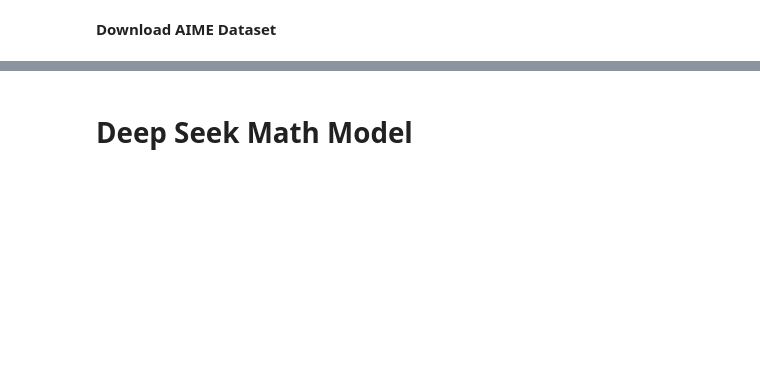
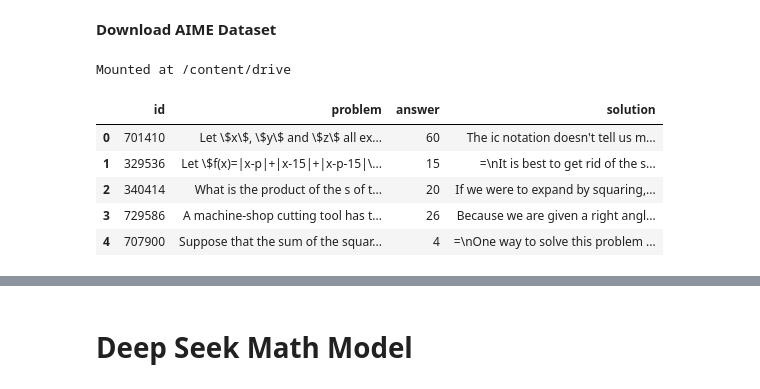
Before and after one commit to monzzzz/AIMO-Competition, a Jupyter notebook: AIMO_Competition.ipynb, the cells around one changed output, grey strips where cells are left out. Cells and saved outputs as stored; diff of their text form; code cells hidden in the pictures; blank space fills up the shorter version.

```diff
--- a/AIMO_Competition.ipynb
+++ b/AIMO_Competition.ipynb
@@ -4,11 +4,31 @@
 **Download AIME Dataset**
 # %%
 import pandas as pd
-aime_problems_path = "/content/train.csv"
-df = pd.read_csv(aime_problems_path)
+from google.colab import drive
+drive.mount('/content/drive')
+
+
+train_dataset = pd.read_csv("/content/drive/MyDrive/AIMO Competition/train_dataset.csv")
+
+eval_dataset = "/content/drive/MyDrive/AIMO Competition/eval_dataset.csv"
+df = pd.read_csv(eval_dataset)
+
 problem_set = []
 for index, line in df.iterrows():
+  if (index == 2):
+    break
   problem_set.append(line.problem)
+# %% [output]
+Mounted at /content/drive
+# %%
+train_dataset.head()
+# %% [output]
+|  | id | problem | answer | solution |
+| 0 | 701410 | Let \$x\$, \$y\$ and \$z\$ all ex... | 60 | The ic notation doesn't tell us m... |
+| 1 | 329536 | Let \$f(x)=|x-p|+|x-15|+|x-p-15|\... | 15 | =\nIt is best to get rid of the s... |
+| 2 | 340414 | What is the product of the s of t... | 20 | If we were to expand by squaring,... |
+| 3 | 729586 | A machine-shop cutting tool has t... | 26 | Because we are given a right angl... |
+| 4 | 707900 | Suppose that the sum of the squar... | 4 | =\nOne way to solve this problem ... |
 # %%
 !pip install bitsandbytes
 !pip install accelerate
```
Also changed, not shown: parts of 24 cells of this notebook.
